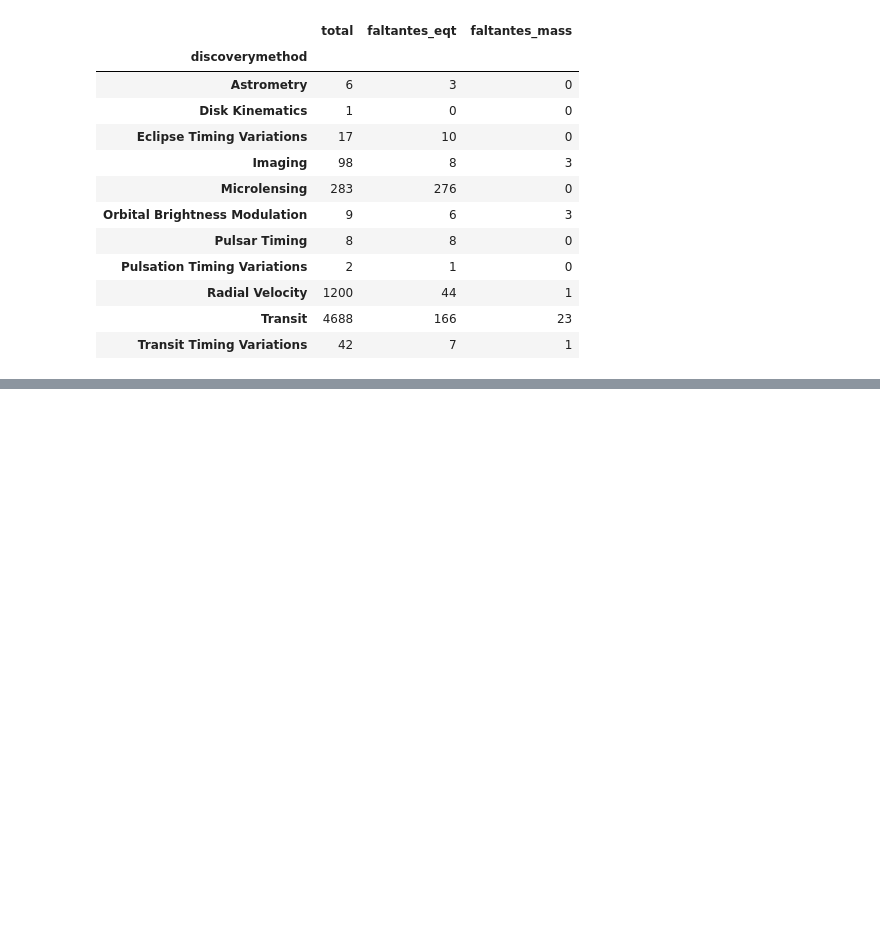
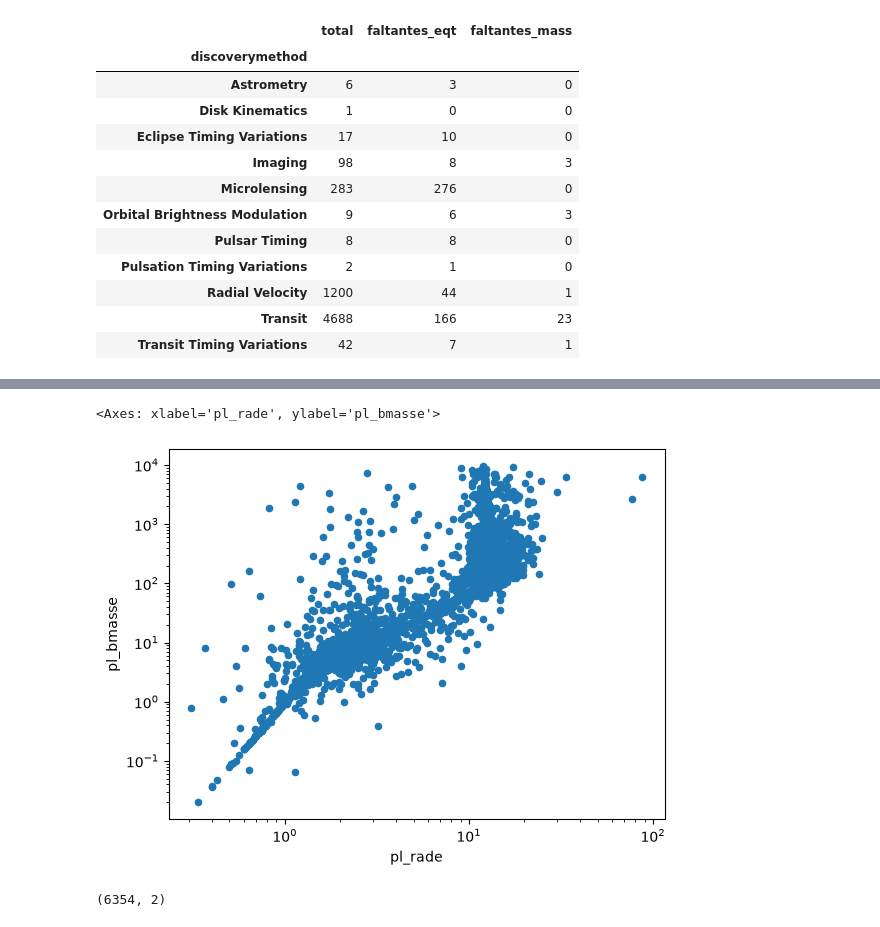
Before and after one commit to jhonatanaburto5-maker/machine-learning, a Jupyter notebook: notebooks/01_exoplanets_eda.ipynb, the cells around one changed output, grey strips where cells are left out. Saved outputs shown, nothing was run; the diff lists cells and outputs as text; code cells hidden in the pictures; blank space fills up the shorter version.

```diff
--- a/notebooks/01_exoplanets_eda.ipynb
+++ b/notebooks/01_exoplanets_eda.ipynb
@@ -173,0 +221,21 @@ df.select_dtypes(include="number").corr(method="spearman")
+# %%
+df.plot.scatter(
+    x= "pl_rade",
+    y="pl_bmasse",
+    logx = True,
+    logy = True
+)
+# %% [output]
+<Axes: xlabel='pl_rade', ylabel='pl_bmasse'>
+[figure, added]
+# %%
+import numpy as np
+
+df_log = df[["pl_rade","pl_bmasse"]].copy()
+
+df_log["pl_rade"] = np.log10(df_log["pl_rade"])
+df_log["pl_bmasse"] = np.log10(df_log["pl_bmasse"])
+
+print(df_log.shape)
+# %% [output]
+(6354, 2)
```
Also changed, not shown: parts of 5 cells of this notebook.
